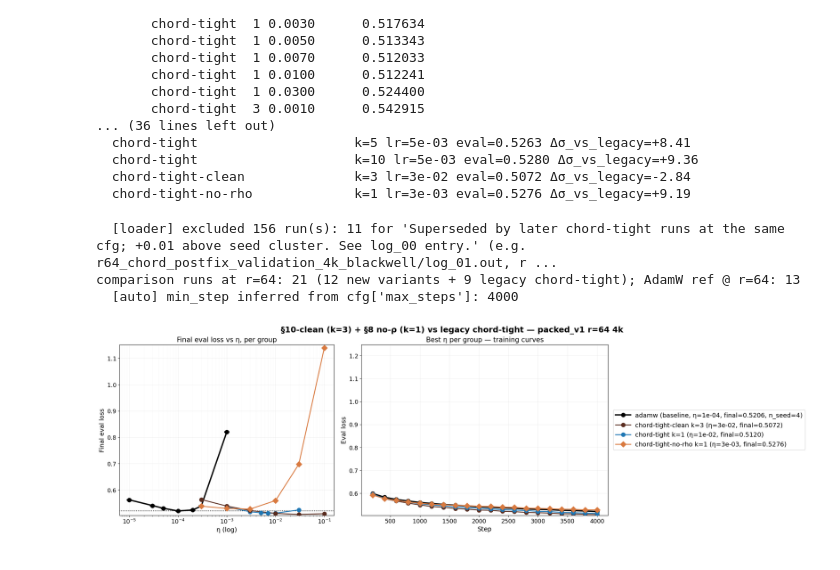
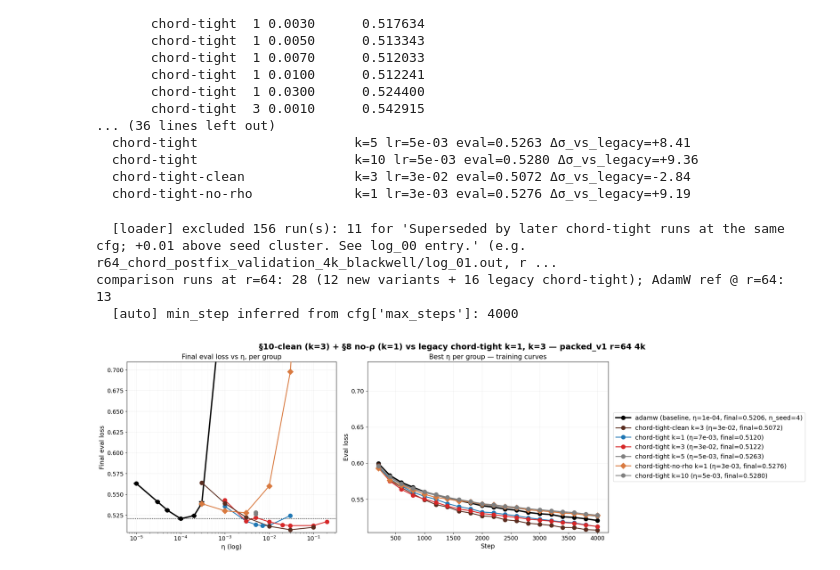
Before and after one commit to nikhilgsh/lora-optimizers, a Jupyter notebook: notebooks/packed_v1_leaderboard.ipynb, the cells around one changed output. Saved outputs shown, nothing was run; the diff lists cells and outputs as text; code cells hidden in the pictures.

```diff
--- a/notebooks/packed_v1_leaderboard.ipynb
+++ b/notebooks/packed_v1_leaderboard.ipynb
@@ -769,10 +788,10 @@ legacy chord-tight r=64 seed=0: 25 runs
   chord-tight-no-rho             k=1 lr=3e-03 eval=0.5276 Δσ_vs_legacy=+9.19
 # %%
 # §10-clean + §8 no-ρ vs legacy chord-tight at r=64, packed_v1 4k.
-# Subset by optimizer at r=64, extend SHORT/color_map/marker_map for the
-# new labels, then call standard_sweep_figure directly with the r=64-sliced
-# reference (the global _render passes all-rank ref_runs, which trips
-# _eta_sweep_points' homogeneity check on a single-rank run set).
+# Pulls chord-tight k=1 AND k=3 (default-δ) from cand_runs directly —
+# competitive_runs excludes default-δ chord-tight k=3 (per the ε_rel
+# decision elsewhere in the notebook), so filtering through it would
+# silently drop the k=3 baseline we want against clean k=3.
 CLEAN  = 'adam-polar-product-lora-coupled-spectral-chord-tight-clean'
 NO_RHO = 'adam-polar-product-lora-coupled-spectral-chord-tight-no-rho'
 
@@ -785,38 +804,43 @@ new_variant_runs = load_runs(
            'max_steps': 4000, 'lora_r': 64, 'seed': 0},
     logs_root='../logs', warn_cross_commit=False,
 )
-legacy_r64 = [
-    (c, e) for c, e in competitive_runs
-    if c['optimizer'] == WHITEN and c.get('lora_r') == 64
-]
+# Legacy chord-tight (whiten) baseline: both k=1 and k=3, default-δ only.
+# Pull directly from cand_runs (already snapshot-filtered at load).
+legacy_r64 = filter_baseline(
+    [(c, e) for c, e in cand_runs
+     if c['optimizer'] == WHITEN
+     and c.get('lora_r') == 64
+     and c.get('seed') == 0],
+    varying=('effective_picard_iters',),
+)
 comparison_runs = new_variant_runs + legacy_r64
 ref_r64 = [(c, e) for c, e in ref_runs if c.get('lora_r') == 64]
 print(f'comparison runs at r=64: {len(comparison_runs)} '
       f'({len(new_variant_runs)} new variants + {len(legacy_r64)} legacy chord-tight); '
       f'AdamW ref @ r=64: {len(ref_r64)}')
 
 color_map.setdefault('chord-tight-clean k=3',  '#5a2d20')   # deep red-brown
 color_map.setdefault('chord-tight-no-rho k=1', '#d97a40')   # orange
 marker_map.setdefault('chord-tight-clean k=3',  'o')
 marker_map.setdefault('chord-tight-no-rho k=1', 'D')
 
 fig, axes, _n_keep, _n_drop = standard_sweep_figure(
     comparison_runs,
     group_key_fn=group_key,
     color_map=color_map,
     reference_runs=ref_r64,
-    suptitle='§10-clean (k=3) + §8 no-ρ (k=1) vs legacy chord-tight — packed_v1 r=64 4k',
+    suptitle='§10-clean (k=3) + §8 no-ρ (k=1) vs legacy chord-tight k=1, k=3 — packed_v1 r=64 4k',
     same_value_axes=('lora_plus_multiplier',),
     marker_map=marker_map,
     figsize=(22, 6.5),
     x_tick_step=500,
     normalize_x_to_optimum=NORMALIZE_X_TO_OPTIMUM,
 )
 axes[0].set_ylim(*_auto_ylim_final(comparison_runs, 64))
 axes[1].set_ylim(*_auto_ylim_traj(comparison_runs, 64))
 plt.show()
 # %% [output]
   [loader] excluded 156 run(s): 11 for 'Superseded by later chord-tight runs at the same cfg; +0.01 above seed cluster. See log_00 entry.' (e.g. r64_chord_postfix_validation_4k_blackwell/log_01.out, r ...
-comparison runs at r=64: 21 (12 new variants + 9 legacy chord-tight); AdamW ref @ r=64: 13
+comparison runs at r=64: 28 (12 new variants + 16 legacy chord-tight); AdamW ref @ r=64: 13
   [auto] min_step inferred from cfg['max_steps']: 4000
-[figure, old version]
+[figure, new version]
```
Also changed, not shown: parts of 2 cells of this notebook.
